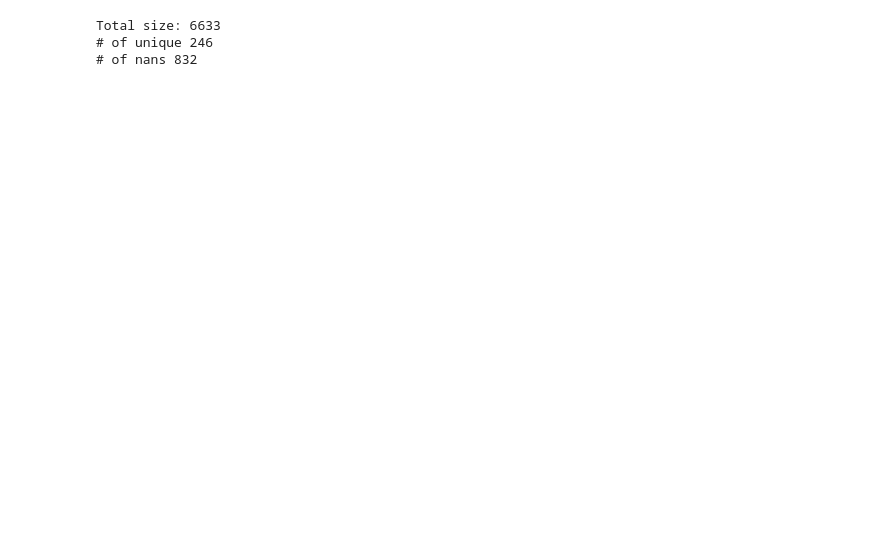
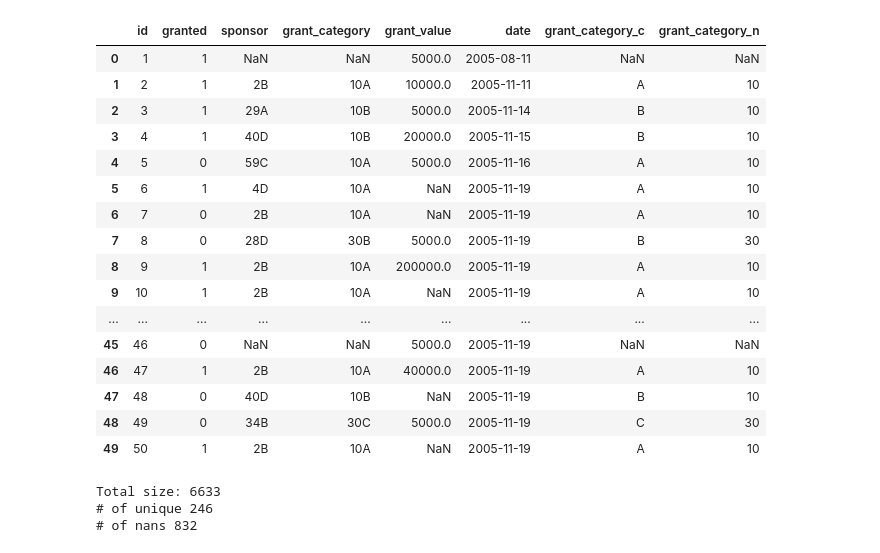
Before and after one commit to diegoami/DSRetreat_Melbourne_DIOLEM, a Jupyter notebook: scripts/o_look_at_apps.ipynb, the cells around one changed output. Drawn from its saved outputs; the diff is of its cells as text; code cells hidden in the pictures; blank space fills up the shorter version.

```diff
--- a/scripts/o_look_at_apps.ipynb
+++ b/scripts/o_look_at_apps.ipynb
@@ -12,6 +12,26 @@ apps = pd.read_csv(os.path.join(base,path), low_memory=False)
 def print_details(ds):
     print('Total size: {}\n# of unique {}\n# of nans {}'.format(
     ds.shape[0],ds.unique().shape[0],ds.isnull().sum()))
+# %%
+apps.head(50)
+# %% [output]
+|  | id | granted | sponsor | grant_category | grant_value | date | grant_category_c | grant_category_n |
+| 0 | 1 | 1 | NaN | NaN | 5000.0 | 2005-08-11 | NaN | NaN |
+| 1 | 2 | 1 | 2B | 10A | 10000.0 | 2005-11-11 | A | 10 |
+| 2 | 3 | 1 | 29A | 10B | 5000.0 | 2005-11-14 | B | 10 |
+| 3 | 4 | 1 | 40D | 10B | 20000.0 | 2005-11-15 | B | 10 |
+| 4 | 5 | 0 | 59C | 10A | 5000.0 | 2005-11-16 | A | 10 |
+| 5 | 6 | 1 | 4D | 10A | NaN | 2005-11-19 | A | 10 |
+| 6 | 7 | 0 | 2B | 10A | NaN | 2005-11-19 | A | 10 |
+| 7 | 8 | 0 | 28D | 30B | 5000.0 | 2005-11-19 | B | 30 |
+| 8 | 9 | 1 | 2B | 10A | 200000.0 | 2005-11-19 | A | 10 |
+| 9 | 10 | 1 | 2B | 10A | NaN | 2005-11-19 | A | 10 |
+| ... | ... | ... | ... | ... | ... | ... | ... | ... |
+| 45 | 46 | 0 | NaN | NaN | 5000.0 | 2005-11-19 | NaN | NaN |
+| 46 | 47 | 1 | 2B | 10A | 40000.0 | 2005-11-19 | A | 10 |
+| 47 | 48 | 0 | 40D | 10B | NaN | 2005-11-19 | B | 10 |
+| 48 | 49 | 0 | 34B | 30C | 5000.0 | 2005-11-19 | C | 30 |
+| 49 | 50 | 1 | 2B | 10A | NaN | 2005-11-19 | A | 10 |
 # %%
 print_details(apps['sponsor'])
 # %% [output]
```
Also changed, not shown: parts of 18 cells of this notebook, 2 other files.
